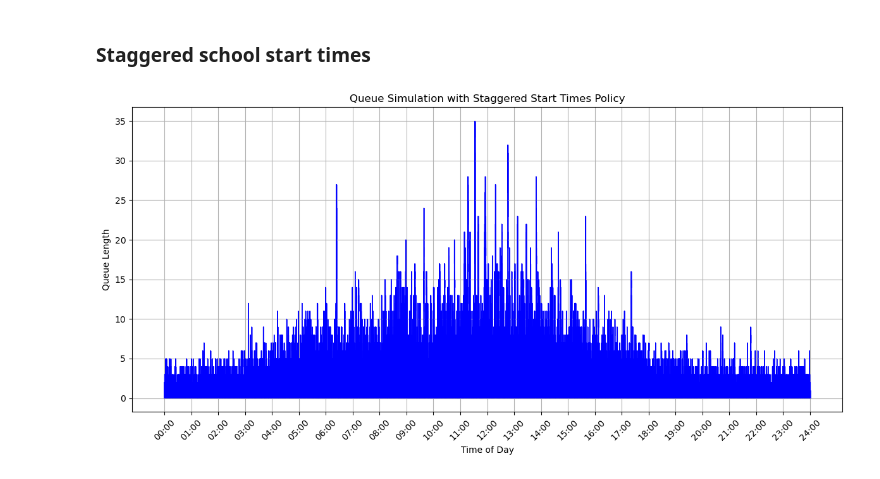
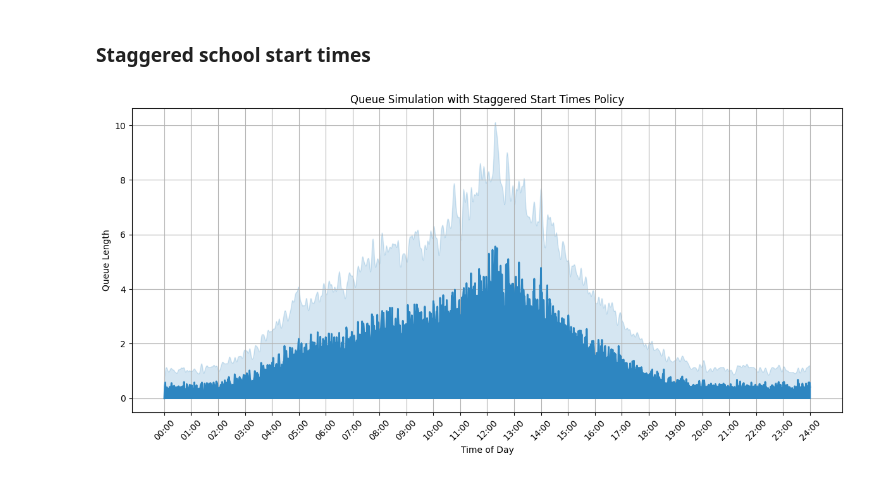
Before and after one commit to jyoutir/stochastic-proccess-portfolios, a Jupyter notebook: FCT_project/model.ipynb, the cells around one changed output. Saved outputs shown, nothing was run; the diff lists cells and outputs as text; code cells hidden in the pictures.

```diff
--- a/FCT_project/model.ipynb
+++ b/FCT_project/model.ipynb
@@ -261,15 +288,7 @@ min_waiting_time: 0.00
 # %%
 def arrival_rate(t, base_rate=40, peaks=None):
     """
-    Calculates arrival rate at time t based on GMM components
-
-    Parameters:
-    t (float): Time in minutes from midnight
-    base_rate (float): Background traffic flow rate (cars per minute)
-    peaks (list): List of dictionaries for each peak period
-
-    Returns:
-    rate (float): Arrival rate at time t
+    [Keep your existing arrival_rate function exactly as is]
     """
     if peaks is None:
         peaks = [
@@ -282,7 +301,6 @@ def arrival_rate(t, base_rate=40, peaks=None):
             # Mid-morning peak (around 11:00)
             {"amplitude": 42, "time": 660, "width": 120},  # 11 AM
 
-
             # AFTERNOON PEAK 1 (around 13:00)
             {"amplitude": 40, "time": 780, "width": 120},  # 1 PM
 
@@ -290,68 +308,103 @@ def arrival_rate(t, base_rate=40, peaks=None):
             {"amplitude": 40, "time": 960, "width": 120},  # 4 PM
         ]
 
-
     rate = base_rate
     for peak in peaks:
         A = peak["amplitude"]
         t_peak = peak["time"]
         sigma = peak["width"]
-        #normal dist peak
         rate += A * np.exp(-((t - t_peak)**2) / (2 * sigma**2))
 
     return rate
-
-
 
 def service_rate(t):
     return 150  # cars per minute
 
 if __name__ == "__main__":
-    # Create simulation
-    sim = NonStationaryMM1(
-        arrival_rate_func=lambda t: arrival_rate(t),
-        service_rate_func=service_rate,
-        T_end=1440,  # 1440 minutes = 24 hours
-        initial_queue_length=0,
-        max_queue_length=100,  # Adjust as needed
-        time_step=1  # 1-minute time steps
-    )
+    import numpy as np
+    import matplotlib.pyplot as plt
+    from scipy.interpolate import interp1d
+    from scipy.ndimage import gaussian_filter1d
 
-    # Run simulation
-    sim.run_simulation()
+    N_simulations = 50  # Number of simulation runs
+    fixed_time_points = np.arange(0, 1441)  # Fixed time grid from 0 to 1440
+    resampled_queue_lengths = np.zeros((N_simulations, len(fixed_time_points)))
+
+    # Run multiple simulations
+    for i in range(N_simulations):
+        sim = NonStationaryMM1(
+            arrival_rate_func=lambda t: arrival_rate(t),
+            service_rate_func=service_rate,
+            T_end=1440,
+            initial_queue_length=0,
+            max_queue_length=100,
+            time_step=1
+        )
+
+        sim.run_simulation()
+
+        f = interp1d(sim.time_history, sim.queue_length_history,
+                    kind='previous', fill_value='extrapolate')
+        resampled_queue_lengths[i] = f(fixed_time_points)
+
+    # Calculate statistics
+    mean_queue = np.mean(resampled_queue_lengths, axis=0)
+    std_queue = np.std(resampled_queue_lengths, axis=0)
+
+    # Smooth the standard deviation for the bands
+    smoothing_sigma = 2
+    mean_queue_smooth = gaussian_filter1d(mean_queue, smoothing_sigma)
+    std_queue_smooth = gaussian_filter1d(std_queue, smoothing_sigma)
+
+    # Calculate bounds
+    std_factor = 1.0  # ±1 standard deviation
+    lower_bound = np.maximum(0, mean_queue_smooth - std_queue_smooth * std_factor)
+    upper_bound = mean_queue_smooth + std_queue_smooth * std_factor
 
     # Plotting
     plt.figure(figsize=(12, 6))
-    plt.fill_between(sim.time_history, sim.queue_length_history,
-                 color='blue',
-                 alpha=0.8)  # fill with transparency
-    plt.plot(sim.time_history, sim.queue_length_history,
-         color='blue',
-         linewidth=0.8)
 
-    # Convert minutes to time of day labels
+    # Plot the standard deviation as a shaded band FIRST (so it's in background)
+    plt.fill_between(fixed_time_points,
+                    lower_bound,
+                    upper_bound,
+                    color='#2E86C1', alpha=0.2,
+                    label='±1 Standard Deviation',
+                    zorder=1)
+
+    # Plot mean queue length with solid fill
+    plt.fill_between(fixed_time_points, 0, mean_queue,
+                    color='#2E86C1', alpha=1,
+                    zorder=2)
+
+    # Plot the mean line ON TOP to emphasize it
+    plt.plot(fixed_time_points, mean_queue,
+            color='#2E86C1', linewidth=2.0,  # Made line thicker
+            label='Mean Queue Length',
+            zorder=3)
+
+
     def minutes_to_timestring(minutes):
         hours = int(minutes // 60)
         mins = int(minutes % 60)
         return f"{hours:02d}:{mins:02d}"
 
-    # Set x-axis ticks every hour (60 minutes)
-    xticks = np.arange(0, 1441, 60)  # 0 to 1440 in steps of 60
+    xticks = np.arange(0, 1441, 60)
     xtick_labels = [minutes_to_timestring(x) for x in xticks]
     plt.xticks(xticks, xtick_labels, rotation=45)
 
     plt.xlabel('Time of Day')
     plt.ylabel('Queue Length')
     plt.title('Queue Simulation with Staggered Start Times Policy')
     plt.grid(True)
     plt.tight_layout()
     plt.savefig('data/queue_policy.png')
     plt.show()
 
     # Print statistics
     stats = sim.get_statistics()
-    print("\nSimulation Statistics:")
+    print("\nSimulation Statistics (Last Run):")
     for key, value in stats.items():
         print(f"{key}: {value:.2f}")
 # %% [output]
-[figure, old version]
+[figure, new version]
```
Also changed, not shown: parts of 2 cells of this notebook, 4 other files.
